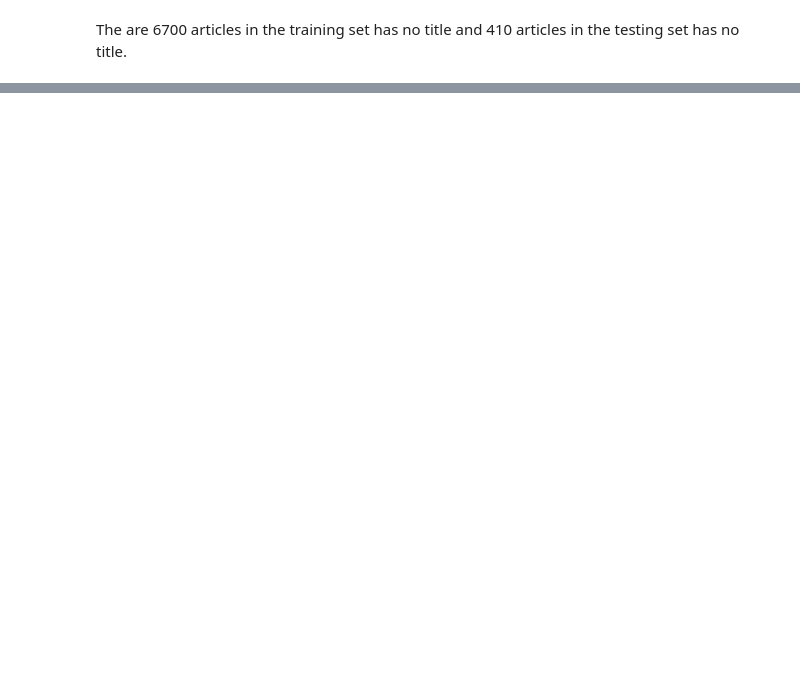
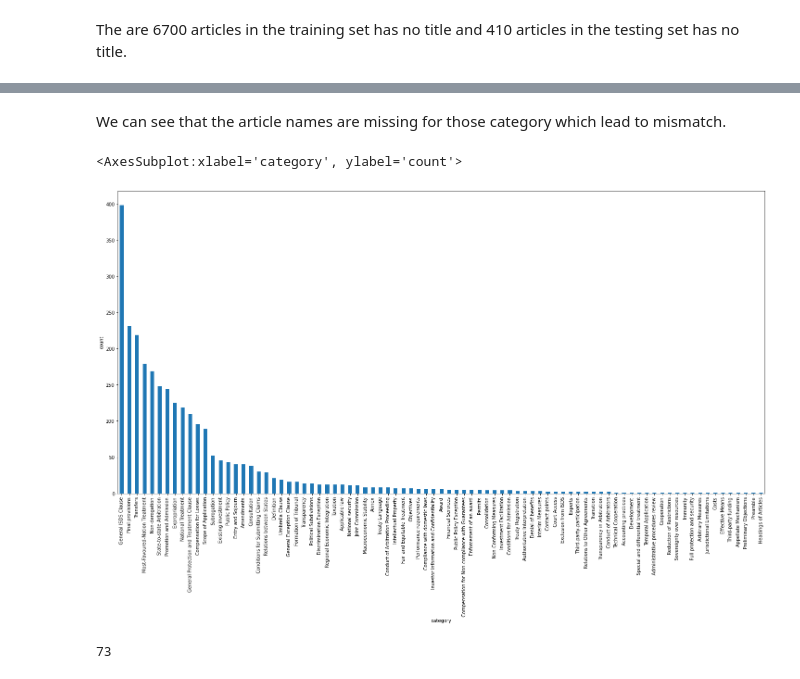
Before and after one commit to coollx/Relevant-Difference-Detector-for-Legal-Text, a Jupyter notebook: EDA.ipynb, the cells around one changed output, grey strips where cells are left out. Drawn from its saved outputs; the diff is of its cells as text; code cells hidden in the pictures; blank space fills up the shorter version.

Commit message:
updated EDA for category assignment task

```diff
--- a/EDA.ipynb
+++ b/EDA.ipynb
@@ -239,0 +242,3 @@ The are 6700 articles in the training set has no title and 410 articles in the t
+# %%
+meta_data_df = pd.read_excel('data/category_configuration_marked.xlsx', sheet_name = 'article_names_matching')
+title2category = dict(zip(meta_data_df["Article Title"], meta_data_df["Category 2"]))
@@ -239,0 +267,8 @@ The are 6700 articles in the training set has no title and 410 articles in the t
+# %% [markdown]
+We can see that the article names are missing for those category which lead to mismatch.
+# %%
+#plot the distribution of the categories
+meta_data_df["Category 2"].value_counts().plot(kind='bar', figsize=(25,12), xlabel = 'category', ylabel = 'count')
+# %% [output]
+<AxesSubplot:xlabel='category', ylabel='count'>
+[figure, added]
@@ -239,0 +277,4 @@ The are 6700 articles in the training set has no title and 410 articles in the t
+# %%
+len(set(meta_data_df['Category 2'].unique()))
+# %% [output]
+73
```
Also changed, not shown: parts of 6 cells of this notebook.
